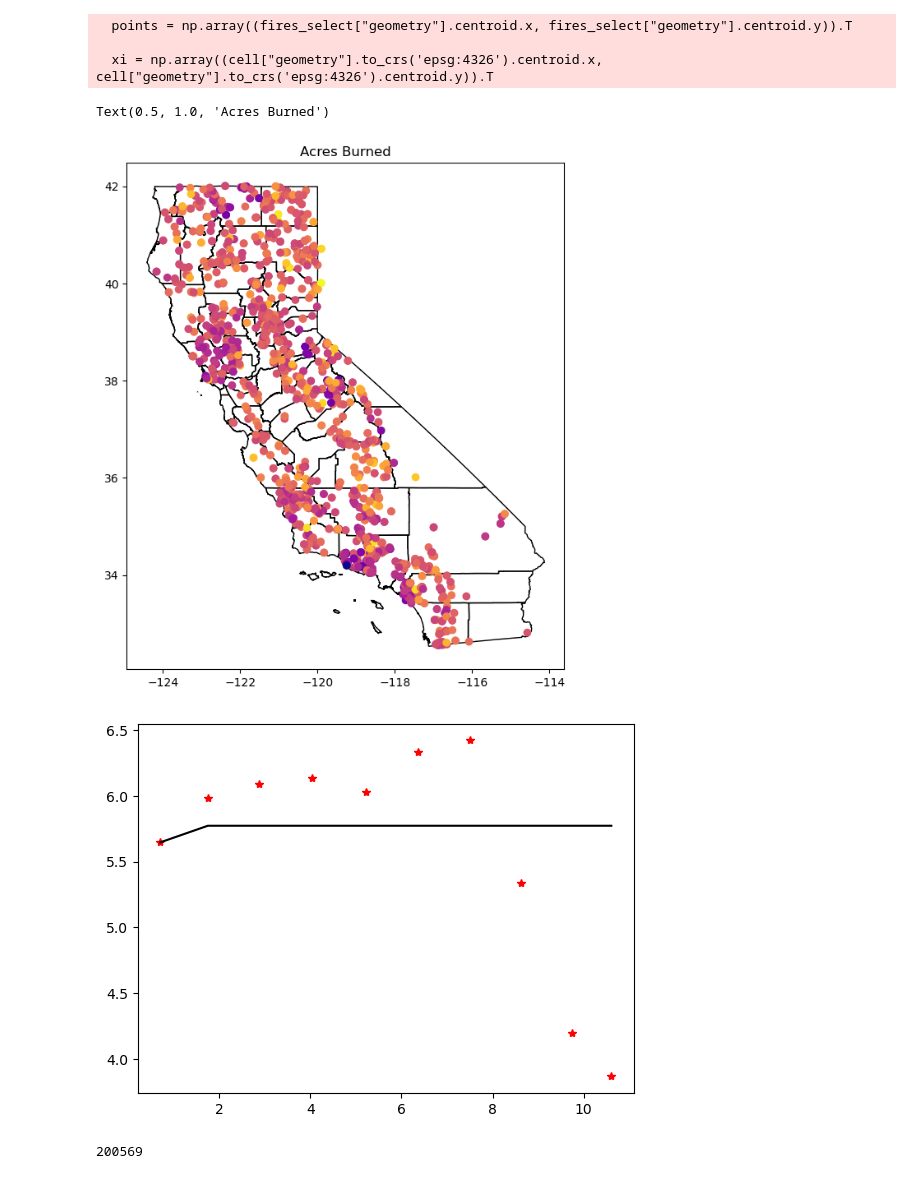
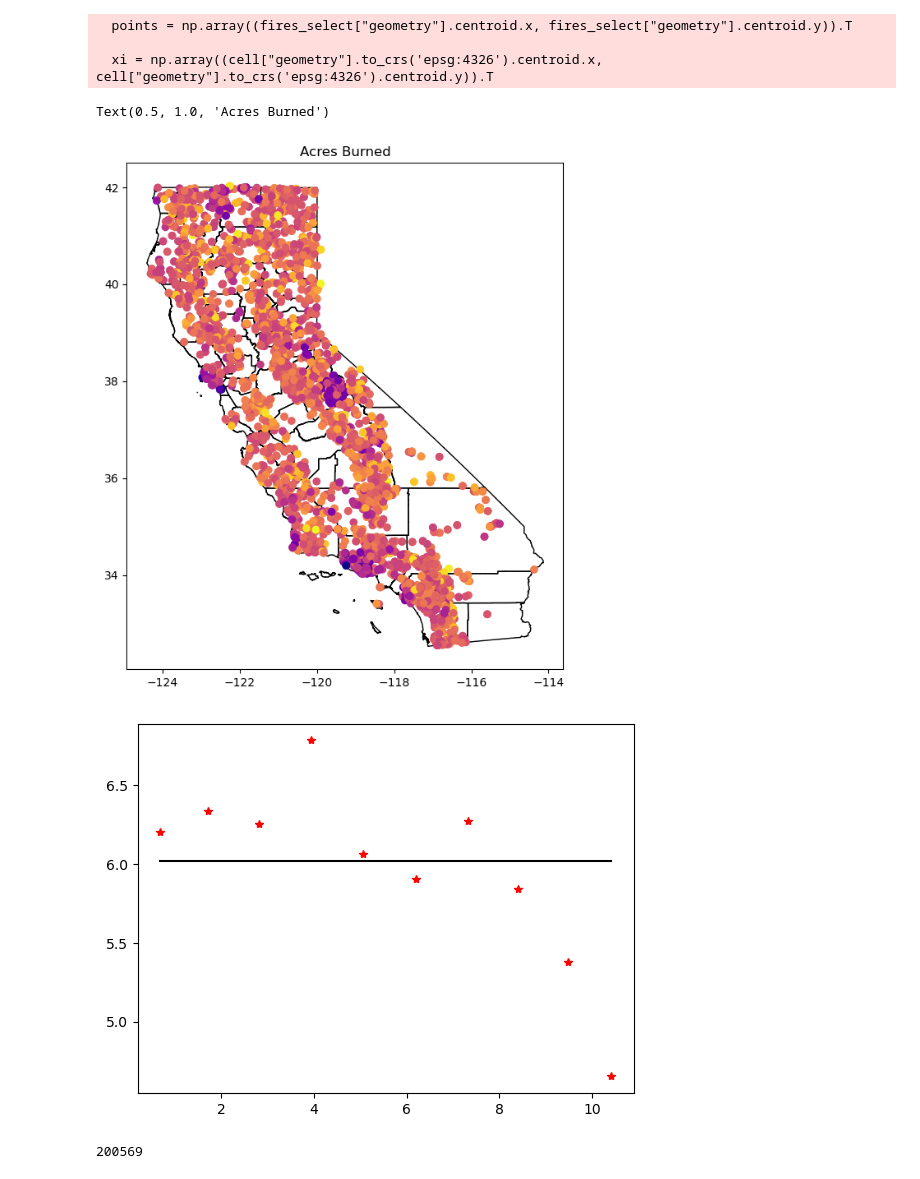
Before and after one commit to ternarysrche/rmp-wildfire, a Jupyter notebook: kriging_fires.ipynb, the cells around one changed output. Cells and saved outputs as stored; diff of their text form; code cells hidden in the pictures.

```diff
--- a/kriging_fires.ipynb
+++ b/kriging_fires.ipynb
@@ -97,7 +58,7 @@ fires["MONTH"] = month
 fires["YEAR"] = year
 fires = fires[~fires.duplicated()]
 # %%
-fires_select = fires.loc[(fires["YEAR"] >= 2017) & (fires["YEAR"] <= 2022) & (fires["MONTH"] >= 7) & (fires["MONTH"] <= 8)]
+fires_select = fires.loc[(fires["YEAR"] >= 2000) & (fires["YEAR"] <= 2019) & (fires["MONTH"] >= 7) & (fires["MONTH"] <= 8)]
 # %%
 import pandas as pd
 import geopandas
@@ -113,12 +74,13 @@ xi = np.array((cell["geometry"].to_crs('epsg:4326').centroid.x, cell["geometry"]
 
   xi = np.array((cell["geometry"].to_crs('epsg:4326').centroid.x, cell["geometry"].to_crs('epsg:4326').centroid.y)).T
 # %%
+world = geopandas.read_file('./ark28722-s73w23-geojson.json')
 ax = world.to_crs(cell.crs).plot(color = "none", edgecolor = 'black', figsize = (12,8))
 plt.scatter(points.T[0], points.T[1], c=np.log(values), cmap = "plasma")
 plt.title('Acres Burned')
 # %% [output]
 Text(0.5, 1.0, 'Acres Burned')
-[figure, old version]
+[figure, new version]
 # %%
 OK = OrdinaryKriging(
     points.T[0],
@@ -130,7 +92,7 @@ OK = OrdinaryKriging(
     nlags=10,
 )
 # %% [output]
-[figure, old version]
+[figure, new version]
 # %%
 len(xi)
 # %% [output]
```
Also changed, not shown: parts of 9 cells of this notebook, 2 other files.
